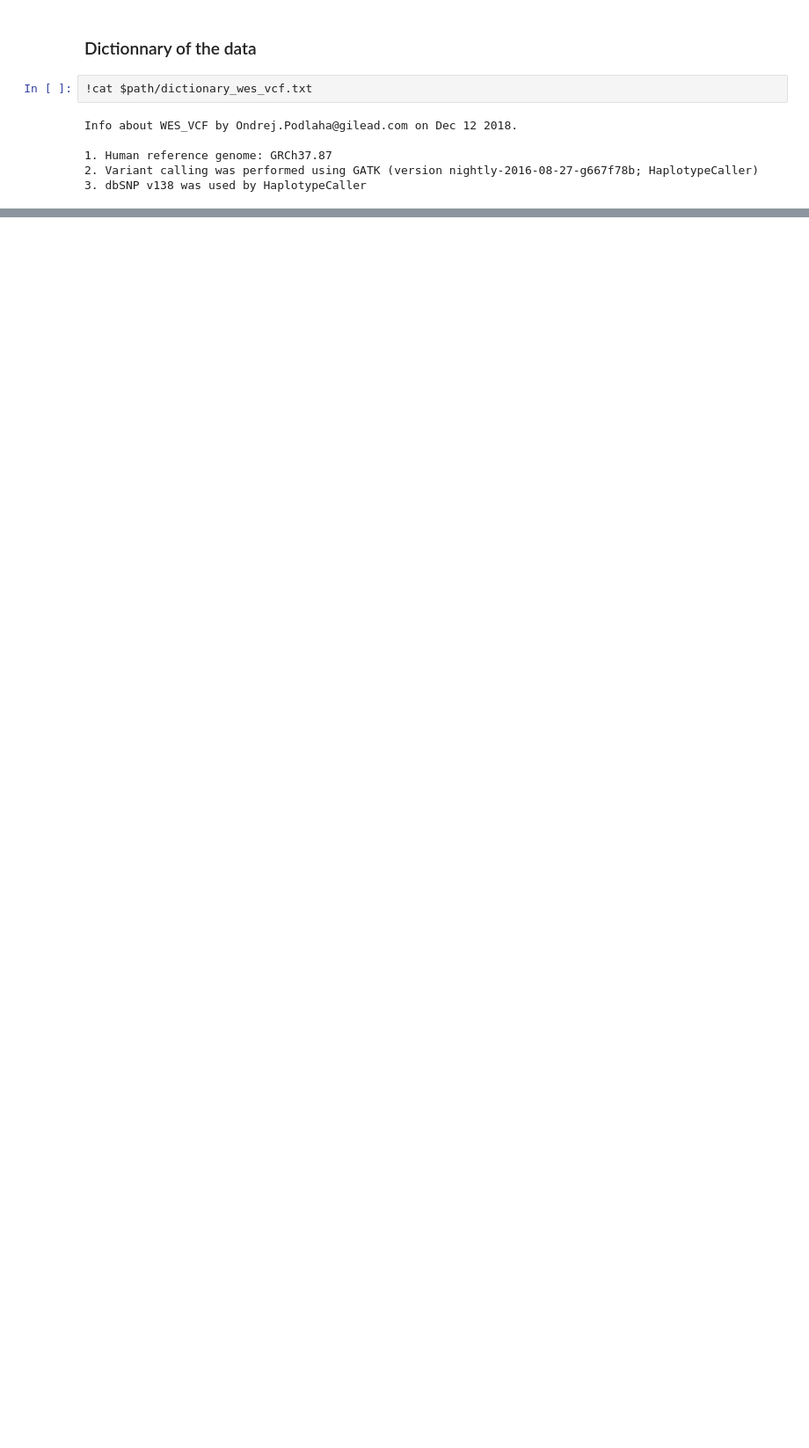
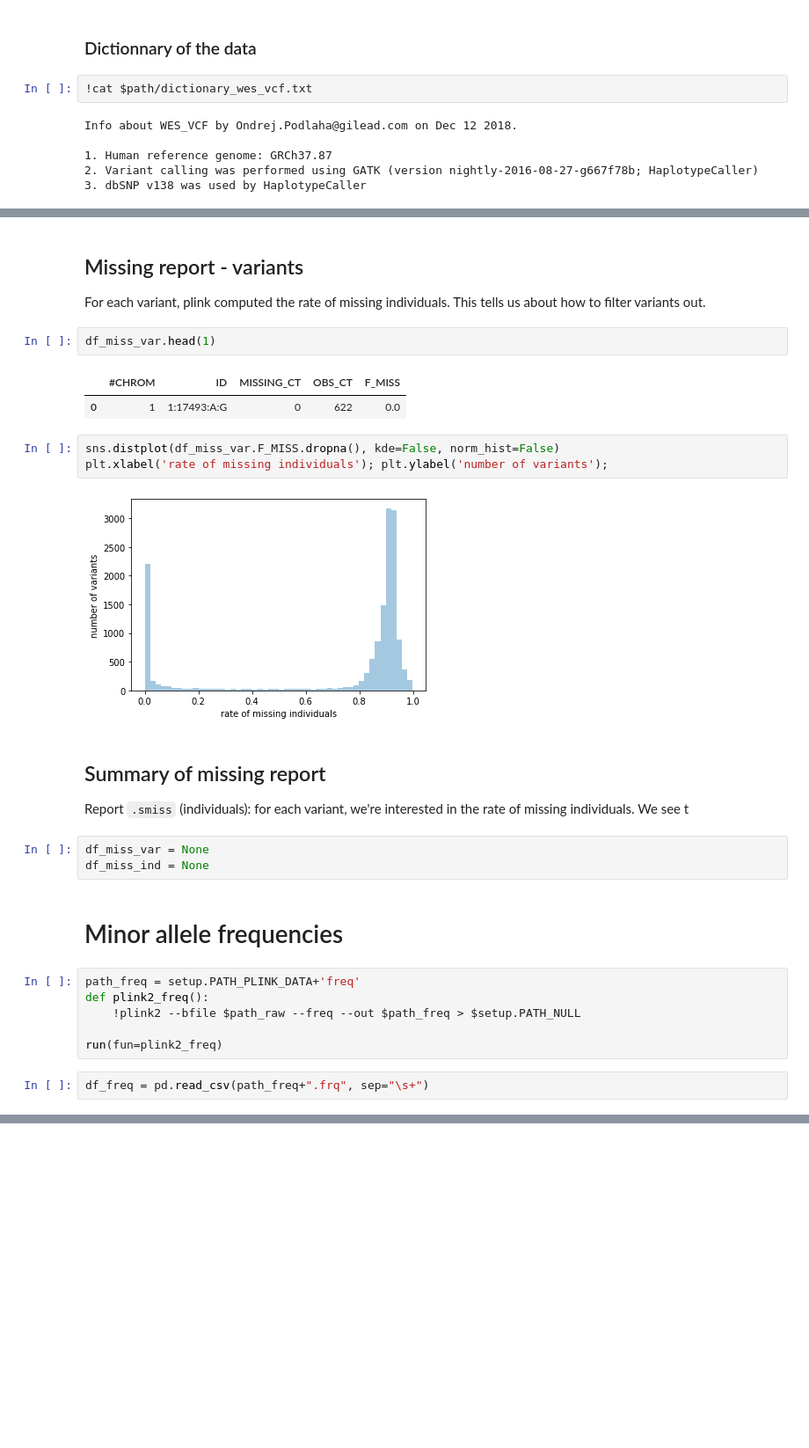
Before and after one commit to matthiaszeller/HBV, a Jupyter notebook: Host data.ipynb, the cells around one changed output, grey strips where cells are left out. Shown: that part at 88% size. Cells and saved outputs as stored; diff of their text form; blank space fills up the shorter version.

```diff
--- a/Host data.ipynb
+++ b/Host data.ipynb
@@ -64,0 +192,31 @@ def plink_summary():
+# %% [markdown]
+## Missing report - variants
+
+For each variant, plink computed the rate of missing individuals. This tells us about how to filter variants out.
+# %%
+df_miss_var.head(1)
+# %% [output]
+|  | #CHROM | ID | MISSING_CT | OBS_CT | F_MISS |
+| 0 | 1 | 1:17493:A:G | 0 | 622 | 0.0 |
+# %%
+sns.distplot(df_miss_var.F_MISS.dropna(), kde=False, norm_hist=False)
+plt.xlabel('rate of missing individuals'); plt.ylabel('number of variants');
+# %% [output]
+[figure, added]
+# %% [markdown]
+## Summary of missing report
+
+Report `.smiss` (individuals): for each variant, we're interested in the rate of missing individuals. We see t
+# %%
+df_miss_var = None
+df_miss_ind = None
+# %% [markdown]
+# Minor allele frequencies
+# %%
+path_freq = setup.PATH_PLINK_DATA+'freq'
+def plink2_freq():
+    !plink2 --bfile $path_raw --freq --out $path_freq > $setup.PATH_NULL
+
+run(fun=plink2_freq)
+# %%
+df_freq = pd.read_csv(path_freq+".frq", sep="\s+")
```
Also changed, not shown: parts of 20 cells of this notebook, 1 other file.
